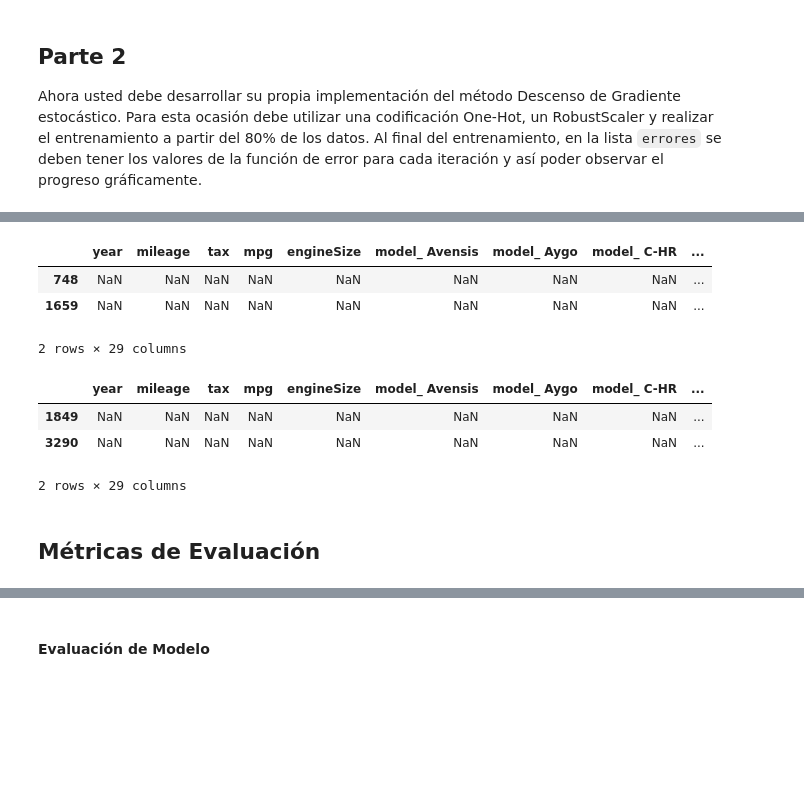
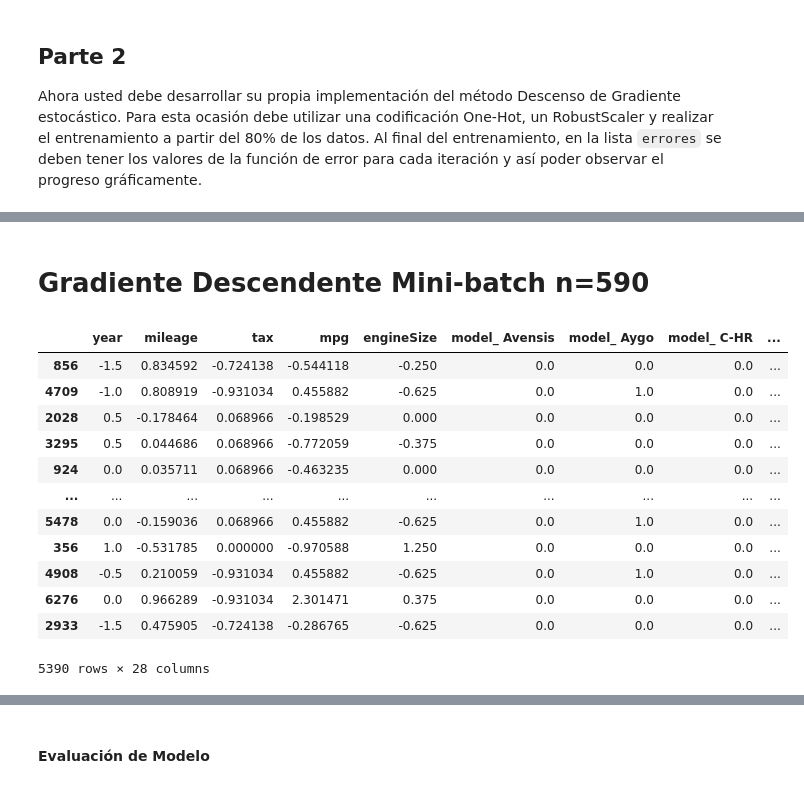
Before and after one commit to dfosorio111/ML-IELE-, a Jupyter notebook: ML_hw1.ipynb, the cells around one changed output, grey strips where cells are left out. Saved outputs shown, nothing was run; the diff lists cells and outputs as text; code cells hidden in the pictures; blank space fills up the shorter version.

```diff
--- a/ML_hw1.ipynb
+++ b/ML_hw1.ipynb
@@ -467,16 +453,31 @@ errores
-# %%
-w
-# %% [output]
-|  | year | mileage | tax | mpg | engineSize | model_ Avensis | model_ Aygo | model_ C-HR | ... |
-| 748 | NaN | NaN | NaN | NaN | NaN | NaN | NaN | NaN | ... |
-| 1659 | NaN | NaN | NaN | NaN | NaN | NaN | NaN | NaN | ... |
-2 rows × 29 columns
-# %%
-w_ant
-# %% [output]
-|  | year | mileage | tax | mpg | engineSize | model_ Avensis | model_ Aygo | model_ C-HR | ... |
-| 1849 | NaN | NaN | NaN | NaN | NaN | NaN | NaN | NaN | ... |
-| 3290 | NaN | NaN | NaN | NaN | NaN | NaN | NaN | NaN | ... |
-2 rows × 29 columns
-# %% [markdown]
-## Métricas de Evaluación
+# %% [markdown]
+# Gradiente Descendente Mini-batch n=590
+# %%
+df_ohe = pd.get_dummies(df, drop_first=True)
+scaler = RobustScaler()
+df_scl_ohe = scaler.fit_transform(df_ohe)
+df_scl_ohe = pd.DataFrame(df_scl_ohe, columns = df_ohe.columns)
+
+X = df_scl_ohe.drop(['price'], axis=1)
+y = df_scl_ohe['price']
+X_train, X_test, y_train, y_test = train_test_split(X, y, test_size=0.2, random_state=22)
+
+
+# ya está creada la variable cte=1
+#X_train['Cte'] = np.ones((X_train.shape[0]), dtype=int)
+#X_test['Cte'] = np.ones((X_test.shape[0]), dtype=int)
+X_train
+# %% [output]
+|  | year | mileage | tax | mpg | engineSize | model_ Avensis | model_ Aygo | model_ C-HR | ... |
+| 856 | -1.5 | 0.834592 | -0.724138 | -0.544118 | -0.250 | 0.0 | 0.0 | 0.0 | ... |
+| 4709 | -1.0 | 0.808919 | -0.931034 | 0.455882 | -0.625 | 0.0 | 1.0 | 0.0 | ... |
+| 2028 | 0.5 | -0.178464 | 0.068966 | -0.198529 | 0.000 | 0.0 | 0.0 | 0.0 | ... |
+| 3295 | 0.5 | 0.044686 | 0.068966 | -0.772059 | -0.375 | 0.0 | 0.0 | 0.0 | ... |
+| 924 | 0.0 | 0.035711 | 0.068966 | -0.463235 | 0.000 | 0.0 | 0.0 | 0.0 | ... |
+| ... | ... | ... | ... | ... | ... | ... | ... | ... | ... |
+| 5478 | 0.0 | -0.159036 | 0.068966 | 0.455882 | -0.625 | 0.0 | 1.0 | 0.0 | ... |
+| 356 | 1.0 | -0.531785 | 0.000000 | -0.970588 | 1.250 | 0.0 | 0.0 | 0.0 | ... |
+| 4908 | -0.5 | 0.210059 | -0.931034 | 0.455882 | -0.625 | 0.0 | 1.0 | 0.0 | ... |
+| 6276 | 0.0 | 0.966289 | -0.931034 | 2.301471 | 0.375 | 0.0 | 0.0 | 0.0 | ... |
+| 2933 | -1.5 | 0.475905 | -0.724138 | -0.286765 | -0.625 | 0.0 | 0.0 | 0.0 | ... |
+5390 rows × 28 columns
```
Also changed, not shown: parts of 6 cells of this notebook, 1 other file.
